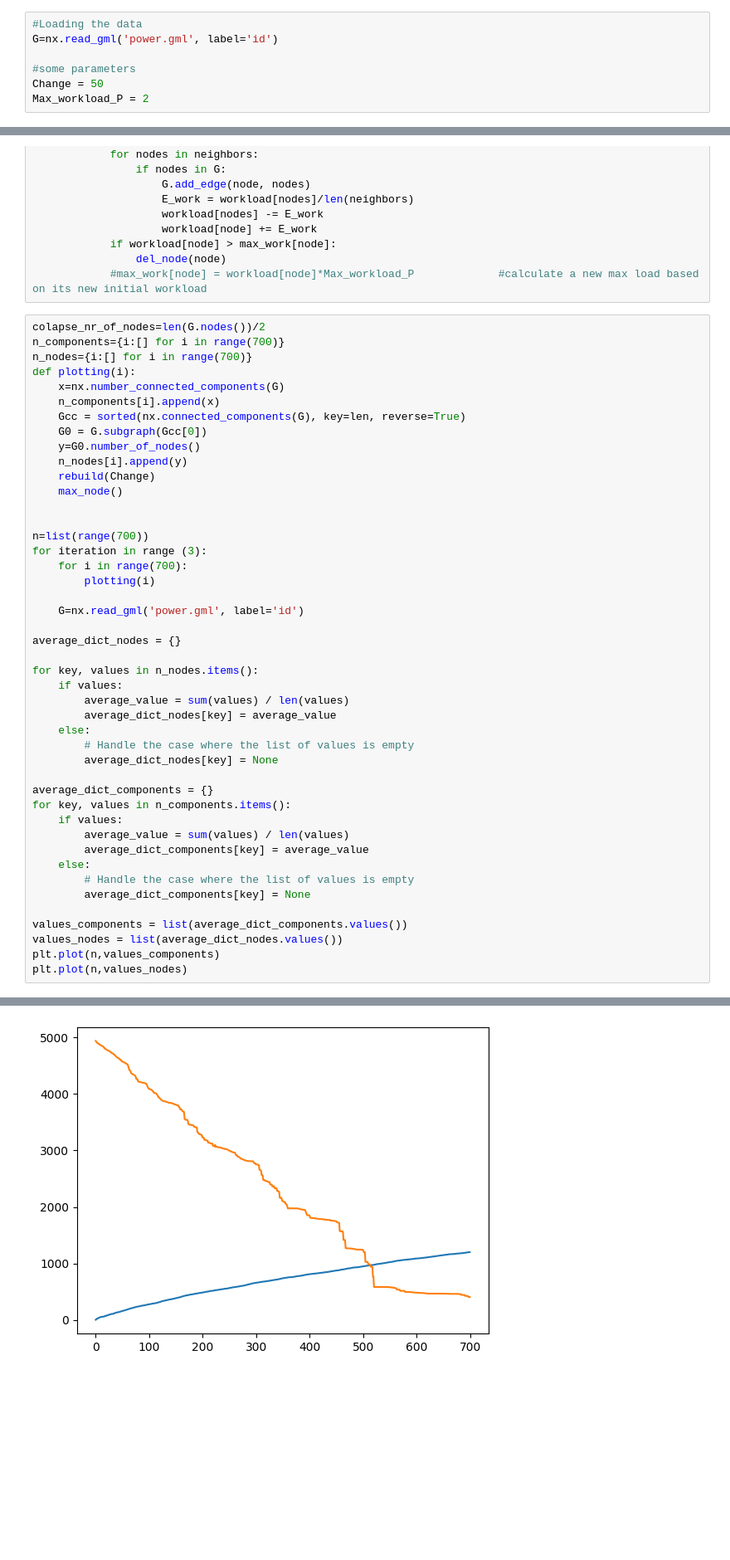
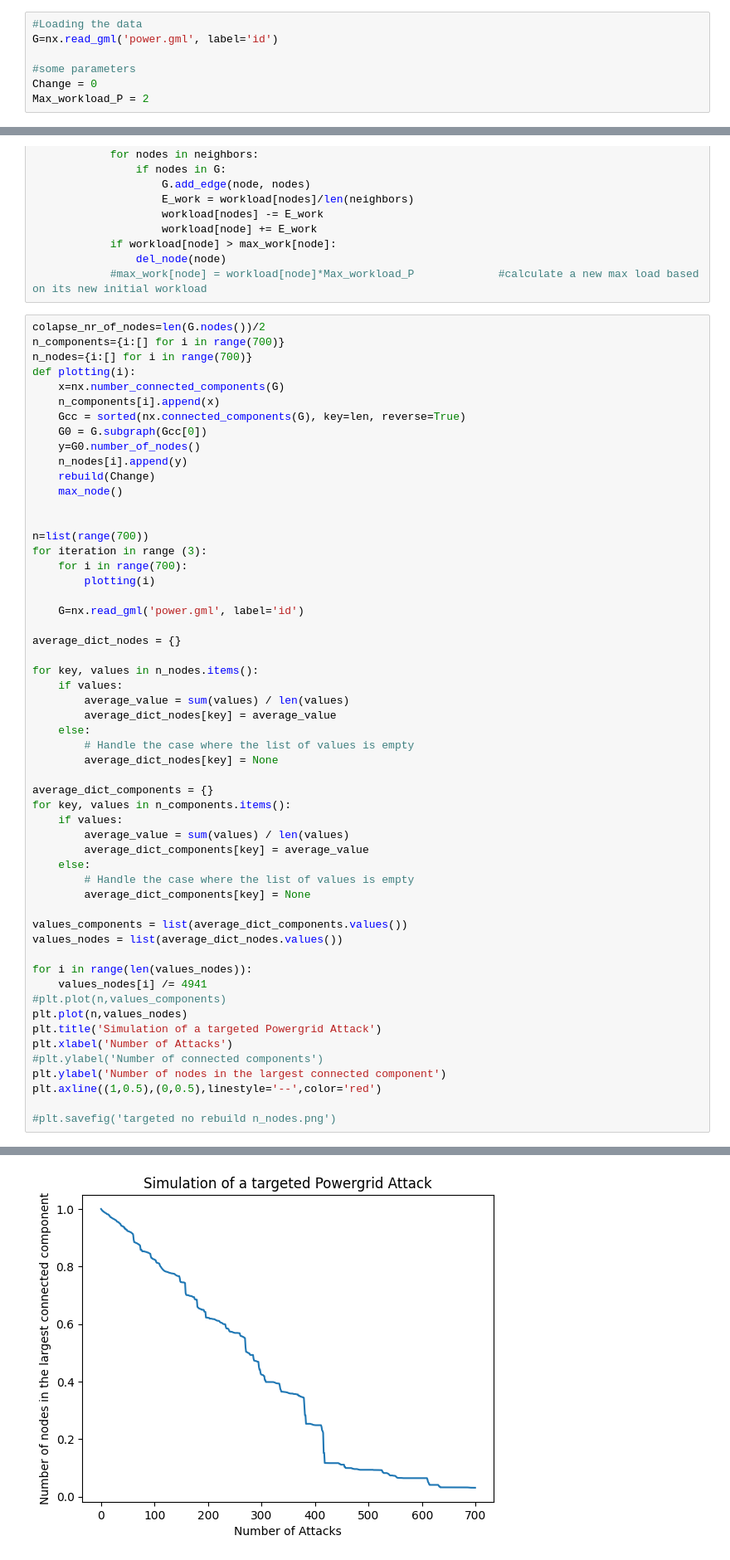
Before and after one commit to Lukas1930/NWA_Powergrid, a Jupyter notebook: Network Simulation.ipynb, the cells around one changed output, grey strips where cells are left out. Shown: that part at 83% size. Drawn from its saved outputs; the diff is of its cells as text; blank space fills up the shorter version.

```diff
--- a/Network Simulation.ipynb
+++ b/Network Simulation.ipynb
@@ -19,7 +19,7 @@ import random
 G=nx.read_gml('power.gml', label='id')
 
 #some parameters
-Change = 50
+Change = 0
 Max_workload_P = 2
 # %%
 ##We calculate the Pagetank which we base the initial workload and max work on
@@ -115,6 +115,16 @@ for key, values in n_components.items():
 
 values_components = list(average_dict_components.values())
 values_nodes = list(average_dict_nodes.values())
-plt.plot(n,values_components)
+
+for i in range(len(values_nodes)):
+    values_nodes[i] /= 4941
+#plt.plot(n,values_components)
 plt.plot(n,values_nodes)
+plt.title('Simulation of a targeted Powergrid Attack')
+plt.xlabel('Number of Attacks')
+#plt.ylabel('Number of connected components')
+plt.ylabel('Number of nodes in the largest connected component')
+plt.axline((1,0.5),(0,0.5),linestyle='--',color='red')
+
+#plt.savefig('targeted no rebuild n_nodes.png')
 # %% [output]
@@ -122 +132 @@ plt.plot(n,values_nodes)
-[figure, old version]
+[figure, new version]
```
Also changed, not shown: parts of 2 cells of this notebook.
